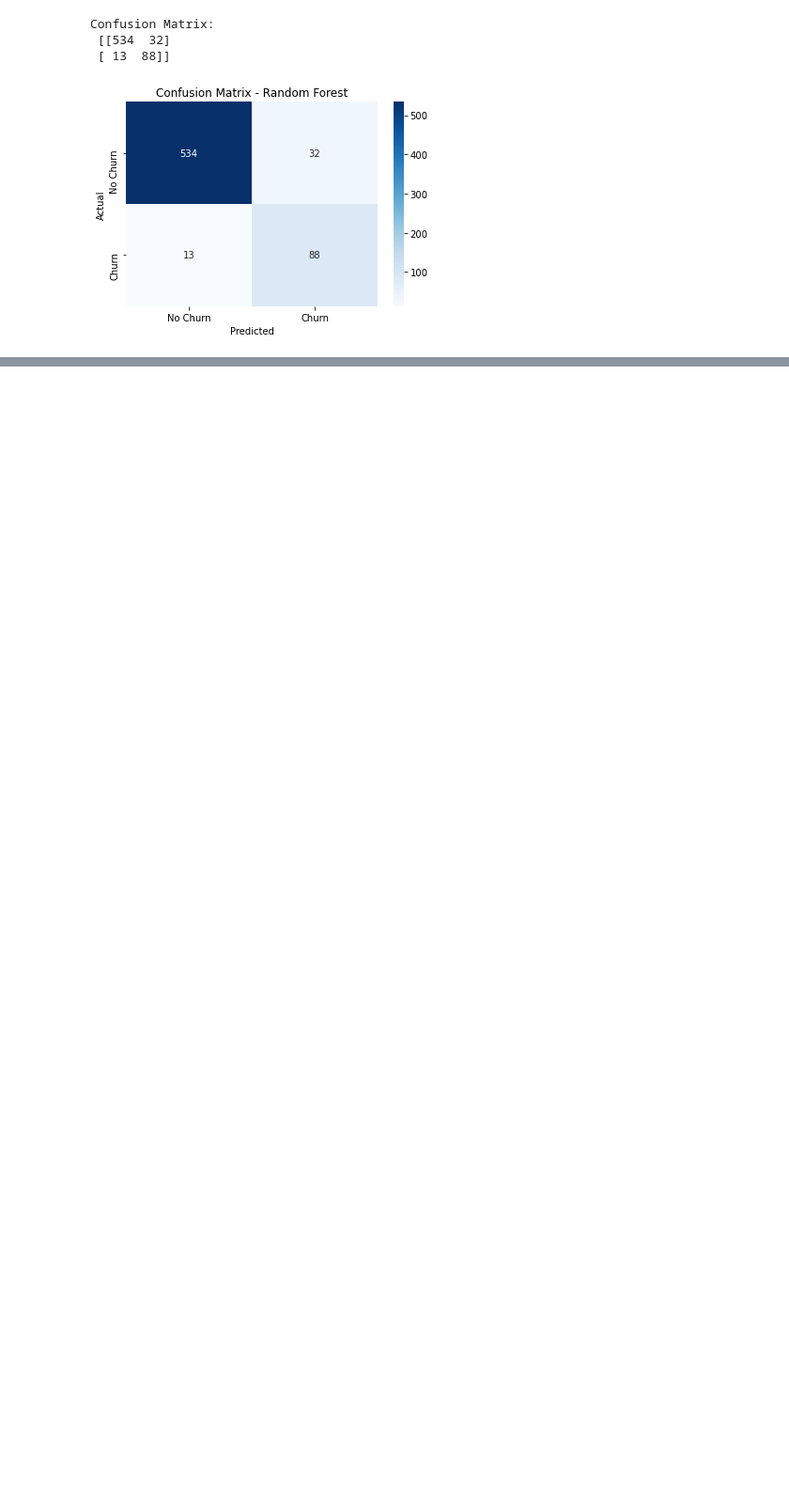
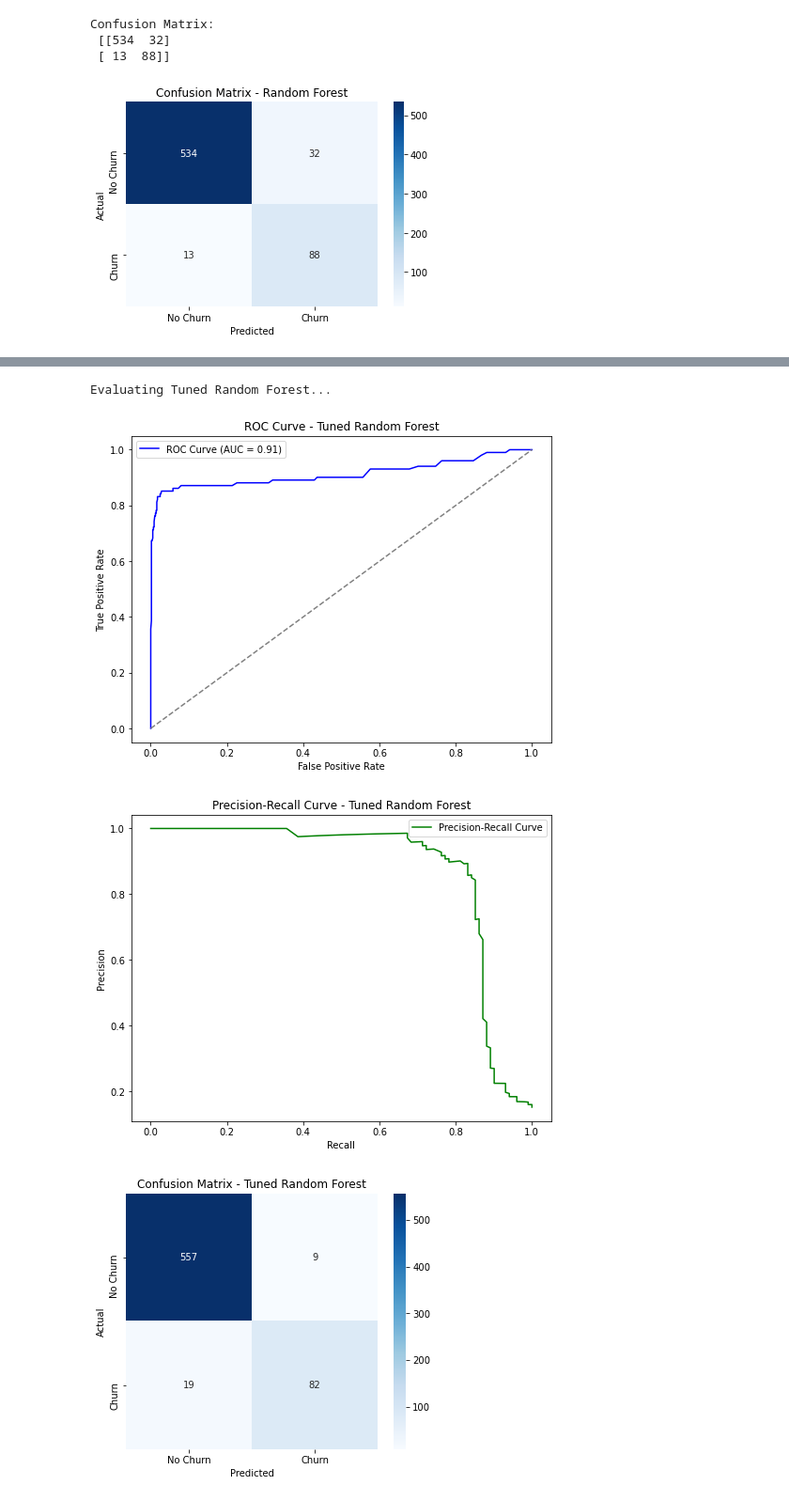
Before and after one commit to Mike101lab/Phase-3-Project-SyriaTel-Customer-Churn-Prediction-, a Jupyter notebook: SyriaTel-Customer-Churn-Prediction.ipynb, the cells around one changed output, grey strips where cells are left out. Shown at 94% size. Drawn from its saved outputs; the diff is of its cells as text; code cells hidden in the pictures; blank space fills up the shorter version.

```diff
--- a/SyriaTel-Customer-Churn-Prediction.ipynb
+++ b/SyriaTel-Customer-Churn-Prediction.ipynb
@@ -706,0 +893,29 @@ This confusion matrix confirms that Random Forest is a strong model, significant
+# %%
+# Define the parameter grid
+param_dist_xgb = {
+    'n_estimators': [100, 200, 300, 400, 500],
+    'learning_rate': [0.01, 0.05, 0.1, 0.2],
+    'max_depth': [3, 5, 7, 10],
+    'min_child_weight': [1, 3, 5],
+    'gamma': [0, 0.1, 0.2, 0.3],
+    'subsample': [0.7, 0.8, 0.9, 1.0],
+    'colsample_bytree': [0.7, 0.8, 0.9, 1.0]
+}
+
+# Initialize model
+xgb = XGBClassifier(random_state=42, use_label_encoder=False, eval_metric='logloss')
+
+# Perform Randomized Search
+xgb_search = RandomizedSearchCV(xgb, param_distributions=param_dist_xgb, n_iter=20, cv=5, scoring='f1', verbose=2, n_jobs=-1, random_state=42)
+xgb_search.fit(X_train_resampled, y_train_resampled)
+
+# Best parameters
+print("Best Parameters for XGBoost:", xgb_search.best_params_)
+
+# Train the best model
+best_xgb = xgb_search.best_estimator_
+y_probs_xgb = best_xgb.predict_proba(X_test)[:, 1]
+y_pred_xgb = (y_probs_xgb > 0.35).astype(int)
+
+# Evaluate model
+print("Classification Report for Tuned XGBoost:\n", classification_report(y_test, y_pred_xgb))
@@ -706,0 +1000,12 @@ This confusion matrix confirms that Random Forest is a strong model, significant
+# %%
+# Tuned Random Forest
+print("Evaluating Tuned Random Forest...")
+plot_roc_curve(best_rf, X_test, y_test, "Tuned Random Forest")
+plot_pr_curve(best_rf, X_test, y_test, "Tuned Random Forest")
+plot_confusion_matrix(best_rf, X_test, y_test, "Tuned Random Forest")
+plot_feature_importance(best_rf, X_train_resampled, "Tuned Random Forest")
+# %% [output]
+Evaluating Tuned Random Forest...
+[figure, added]
+[figure, added]
+[figure, added]
```
Also changed, not shown: parts of 30 cells of this notebook, 3 other files.
